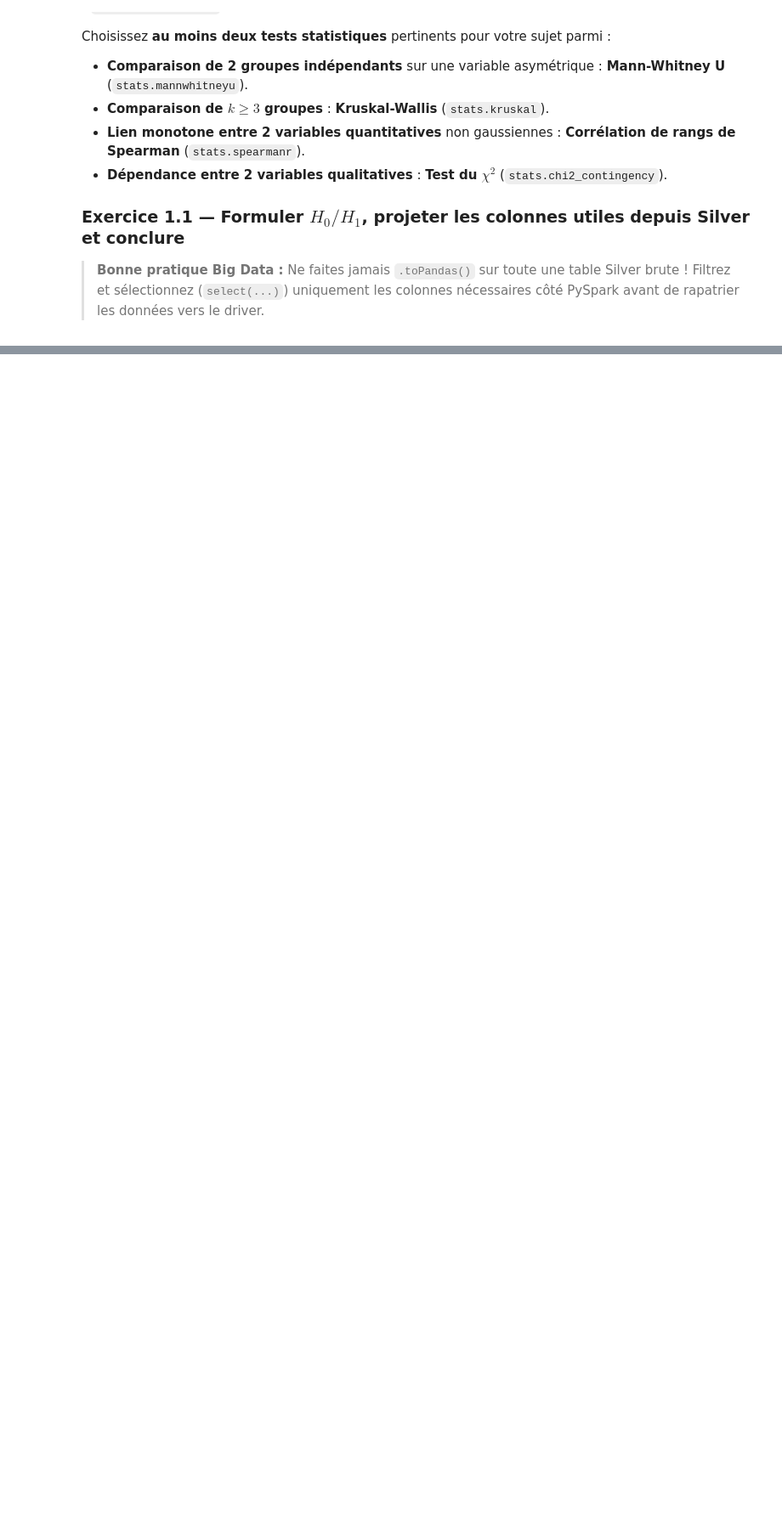
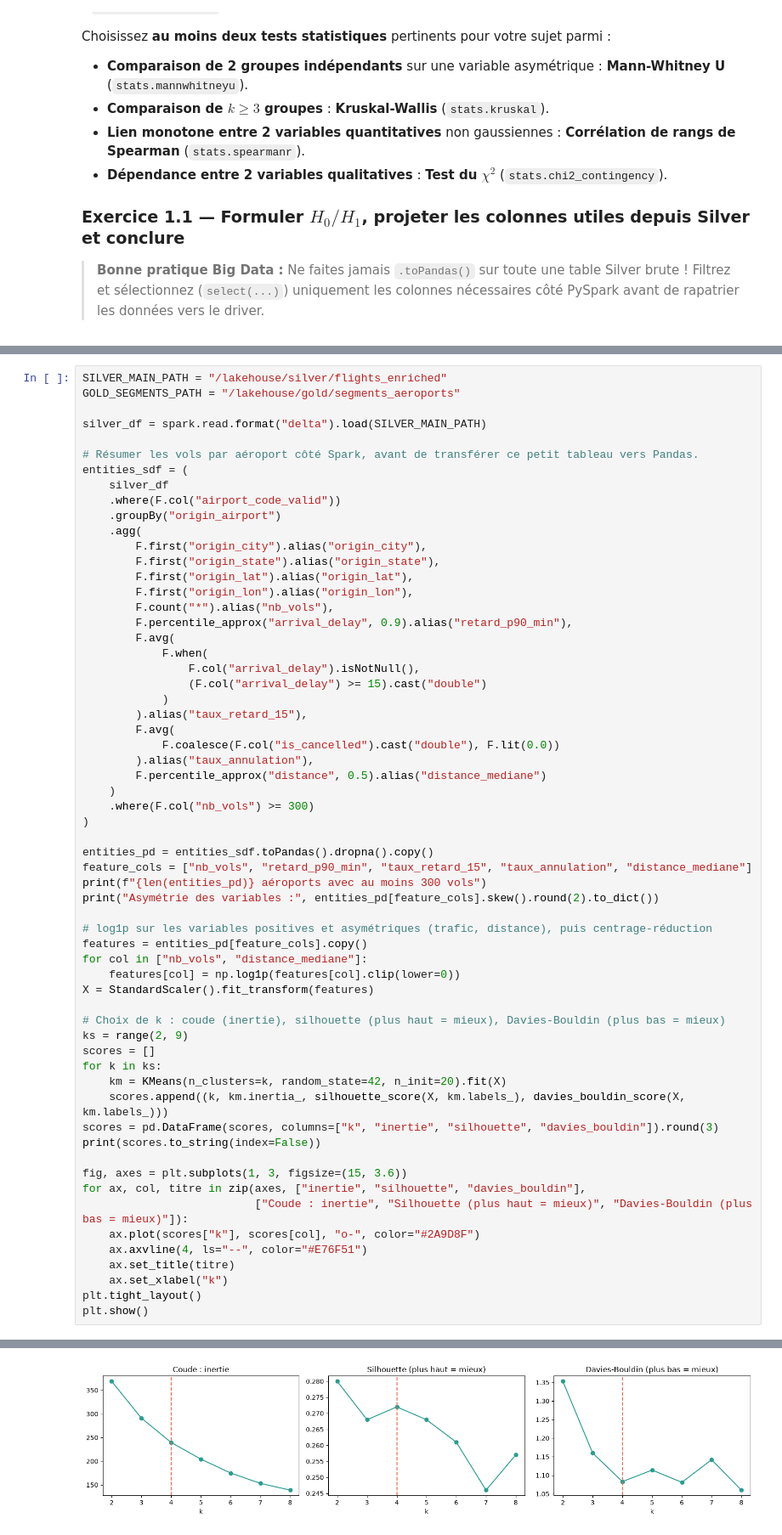
Before and after one commit to 104MJ/TP-datalake, a Jupyter notebook: notebooks/J4_Stats_Segmentation_Dashboard.ipynb, the cells around one changed output, grey strips where cells are left out. Shown at 85% size. Saved outputs shown, nothing was run; the diff lists cells and outputs as text; blank space fills up the shorter version.

```diff
--- a/notebooks/J4_Stats_Segmentation_Dashboard.ipynb
+++ b/notebooks/J4_Stats_Segmentation_Dashboard.ipynb
@@ -142,0 +236,62 @@ Quelle que soit la thématique de votre dataset Kaggle, identifiez l'**entité m
+# %%
+SILVER_MAIN_PATH = "/lakehouse/silver/flights_enriched"
+GOLD_SEGMENTS_PATH = "/lakehouse/gold/segments_aeroports"
+
+silver_df = spark.read.format("delta").load(SILVER_MAIN_PATH)
+
+# Résumer les vols par aéroport côté Spark, avant de transférer ce petit tableau vers Pandas.
+entities_sdf = (
+    silver_df
+    .where(F.col("airport_code_valid"))
+    .groupBy("origin_airport")
+    .agg(
+        F.first("origin_city").alias("origin_city"),
+        F.first("origin_state").alias("origin_state"),
+        F.first("origin_lat").alias("origin_lat"),
+        F.first("origin_lon").alias("origin_lon"),
+        F.count("*").alias("nb_vols"),
+        F.percentile_approx("arrival_delay", 0.9).alias("retard_p90_min"),
+        F.avg(
+            F.when(
+                F.col("arrival_delay").isNotNull(),
+                (F.col("arrival_delay") >= 15).cast("double")
+            )
+        ).alias("taux_retard_15"),
+        F.avg(
+            F.coalesce(F.col("is_cancelled").cast("double"), F.lit(0.0))
+        ).alias("taux_annulation"),
+        F.percentile_approx("distance", 0.5).alias("distance_mediane")
+    )
+    .where(F.col("nb_vols") >= 300)
+)
+
+entities_pd = entities_sdf.toPandas().dropna().copy()
+feature_cols = ["nb_vols", "retard_p90_min", "taux_retard_15", "taux_annulation", "distance_mediane"]
+print(f"{len(entities_pd)} aéroports avec au moins 300 vols")
+print("Asymétrie des variables :", entities_pd[feature_cols].skew().round(2).to_dict())
+
+# log1p sur les variables positives et asymétriques (trafic, distance), puis centrage-réduction
+features = entities_pd[feature_cols].copy()
+for col in ["nb_vols", "distance_mediane"]:
+    features[col] = np.log1p(features[col].clip(lower=0))
+X = StandardScaler().fit_transform(features)
+
+# Choix de k : coude (inertie), silhouette (plus haut = mieux), Davies-Bouldin (plus bas = mieux)
+ks = range(2, 9)
+scores = []
+for k in ks:
+    km = KMeans(n_clusters=k, random_state=42, n_init=20).fit(X)
+    scores.append((k, km.inertia_, silhouette_score(X, km.labels_), davies_bouldin_score(X, km.labels_)))
+scores = pd.DataFrame(scores, columns=["k", "inertie", "silhouette", "davies_bouldin"]).round(3)
+print(scores.to_string(index=False))
+
+fig, axes = plt.subplots(1, 3, figsize=(15, 3.6))
+for ax, col, titre in zip(axes, ["inertie", "silhouette", "davies_bouldin"],
+                          ["Coude : inertie", "Silhouette (plus haut = mieux)", "Davies-Bouldin (plus bas = mieux)"]):
+    ax.plot(scores["k"], scores[col], "o-", color="#2A9D8F")
+    ax.axvline(4, ls="--", color="#E76F51")
+    ax.set_title(titre)
+    ax.set_xlabel("k")
+plt.tight_layout()
+plt.show()
+# %% [output]
@@ -142,0 +308 @@ Quelle que soit la thématique de votre dataset Kaggle, identifiez l'**entité m
+[figure, added]
```
Also changed, not shown: parts of 12 cells of this notebook, 12 other files.
